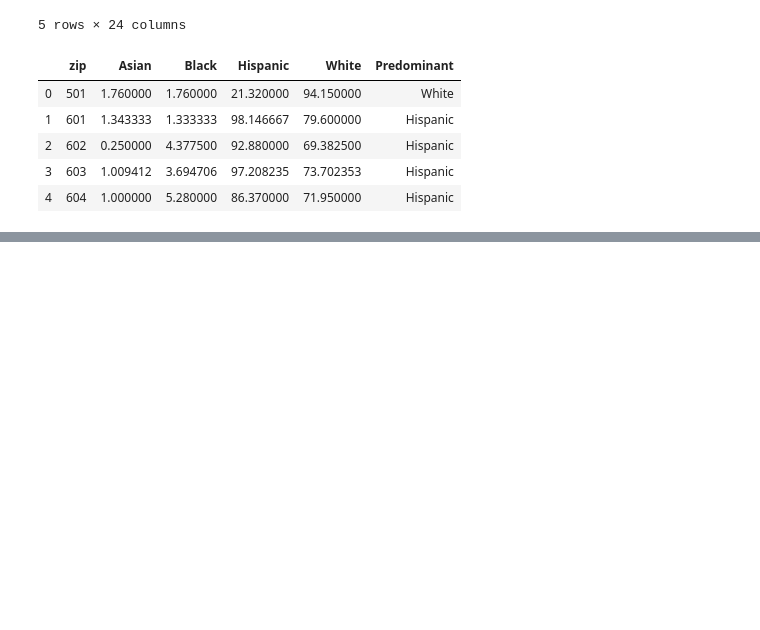
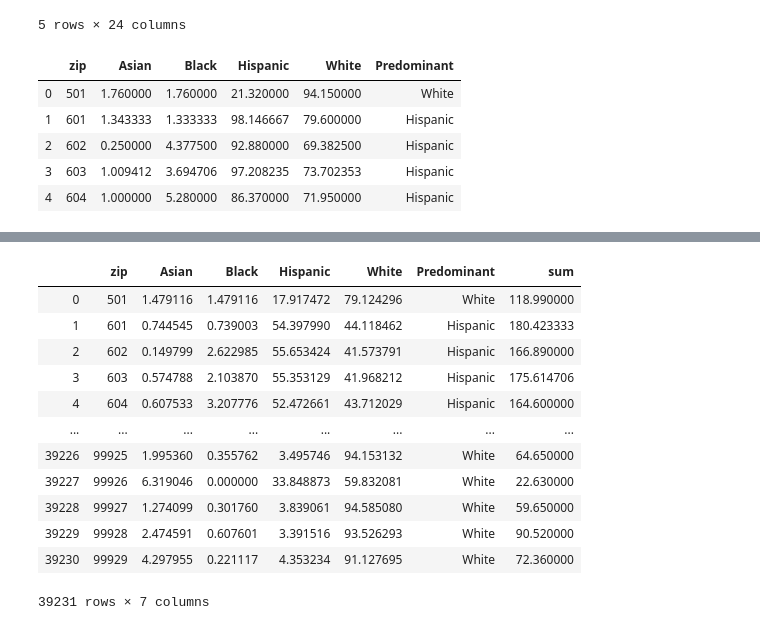
Before and after one commit to hy2632/NOVO, a Jupyter notebook: 2.13 Combine/FinalSEData.ipynb, the cells around one changed output, grey strips where cells are left out. Saved outputs shown, nothing was run; the diff lists cells and outputs as text; code cells hidden in the pictures; blank space fills up the shorter version.

```diff
--- a/2.13 Combine/FinalSEData.ipynb
+++ b/2.13 Combine/FinalSEData.ipynb
@@ -27 +45,22 @@ df_2.head()
+# %%
+df_2['Asian']=df_2['Asian']/df_2['sum']*100
+df_2['Black']=df_2['Black']/df_2['sum']*100
+df_2['Hispanic']=df_2['Hispanic']/df_2['sum']*100
+df_2['White']=df_2['White']/df_2['sum']*100
+# %%
+df_2
+# %% [output]
+|  | zip | Asian | Black | Hispanic | White | Predominant | sum |
+| 0 | 501 | 1.479116 | 1.479116 | 17.917472 | 79.124296 | White | 118.990000 |
+| 1 | 601 | 0.744545 | 0.739003 | 54.397990 | 44.118462 | Hispanic | 180.423333 |
+| 2 | 602 | 0.149799 | 2.622985 | 55.653424 | 41.573791 | Hispanic | 166.890000 |
+| 3 | 603 | 0.574788 | 2.103870 | 55.353129 | 41.968212 | Hispanic | 175.614706 |
+| 4 | 604 | 0.607533 | 3.207776 | 52.472661 | 43.712029 | Hispanic | 164.600000 |
+| ... | ... | ... | ... | ... | ... | ... | ... |
+| 39226 | 99925 | 1.995360 | 0.355762 | 3.495746 | 94.153132 | White | 64.650000 |
+| 39227 | 99926 | 6.319046 | 0.000000 | 33.848873 | 59.832081 | White | 22.630000 |
+| 39228 | 99927 | 1.274099 | 0.301760 | 3.839061 | 94.585080 | White | 59.650000 |
+| 39229 | 99928 | 2.474591 | 0.607601 | 3.391516 | 93.526293 | White | 90.520000 |
+| 39230 | 99929 | 4.297955 | 0.221117 | 4.353234 | 91.127695 | White | 72.360000 |
+39231 rows × 7 columns
 # %%
```
Also changed, not shown: parts of 12 cells of this notebook, 10 other files.
